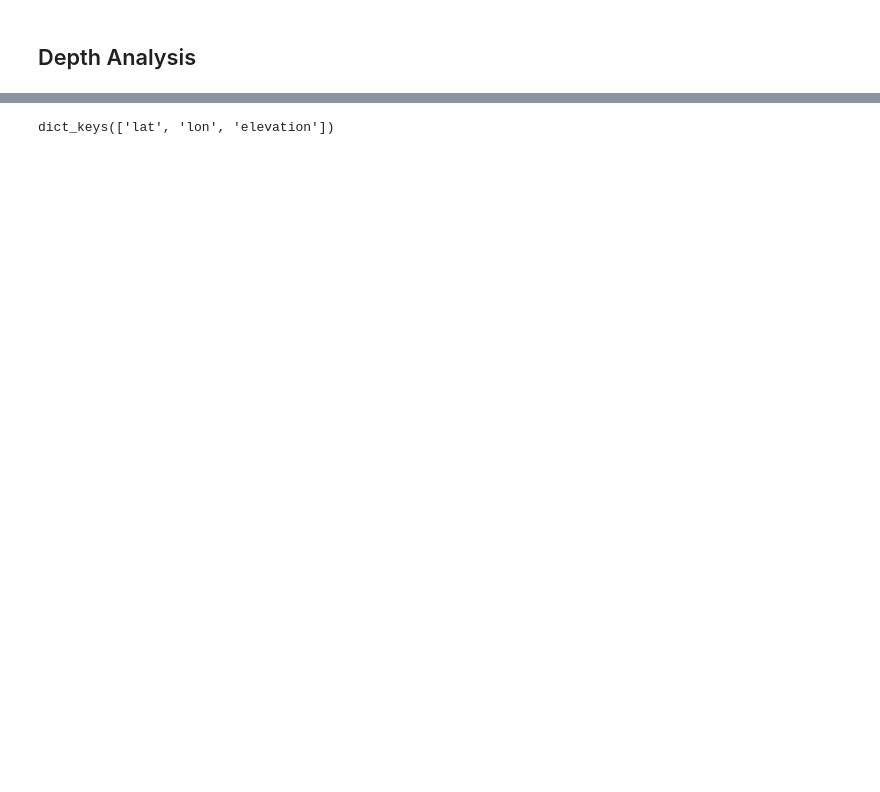
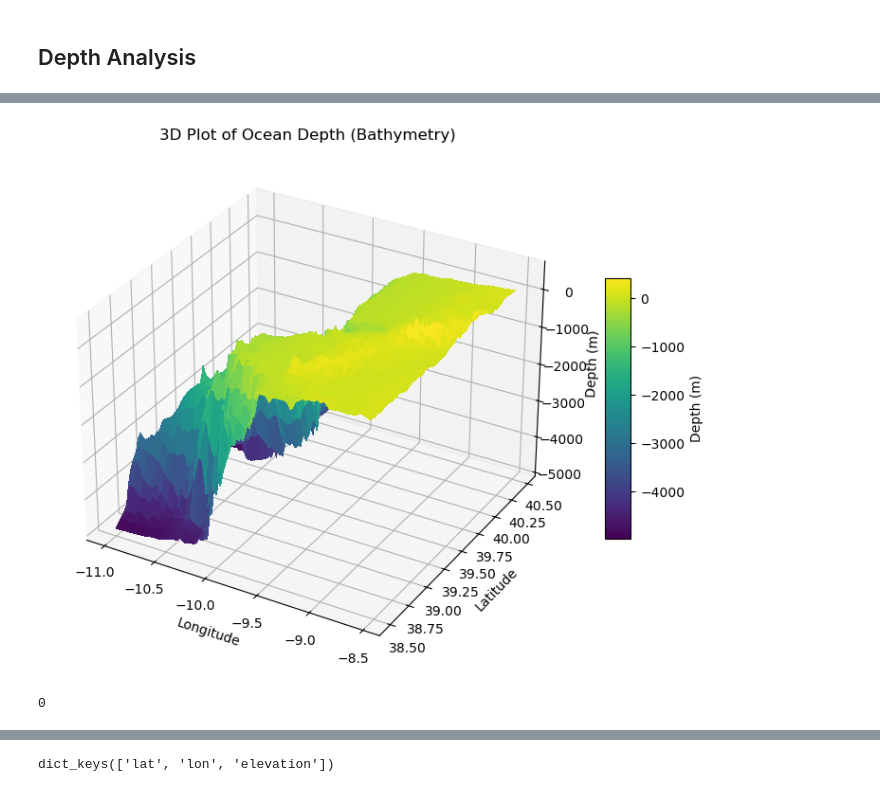
Before and after one commit to oghritik/Wave-Prediction, a Jupyter notebook: EDA.ipynb, the cells around one changed output, grey strips where cells are left out. Drawn from its saved outputs; the diff is of its cells as text; code cells hidden in the pictures; blank space fills up the shorter version.

```diff
--- a/EDA.ipynb
+++ b/EDA.ipynb
@@ -105,0 +180,42 @@ fig.show()
+# %%
+import xarray as xr
+import matplotlib.pyplot as plt
+from mpl_toolkits.mplot3d import Axes3D  # noqa: F401
+import numpy as np
+
+# dAtA\cmems_mod_ibi_wav_my_0.027deg_static_1756186965833.nc
+
+ds = xr.open_dataset("dAtA\cmems_GEBCO_resampled1.nc")
+
+# Extract data
+lat = ds['latitude'].values
+lon = ds['longitude'].values
+depth = ds['deptho'].values  # Assuming shape is [lat, lon] or similar
+
+# Make sure lat/lon are 2D meshgrids
+if lat.ndim == 1 and lon.ndim == 1:
+    lon_grid, lat_grid = np.meshgrid(lon, lat)
+else:
+    lon_grid, lat_grid = lon, lat
+
+# Optional: Mask values (e.g., land = NaN)
+# if 'mask' in ds:
+#     mask = ds['mask'].values
+#     depth = np.where(mask == 1, depth, np.nan)
+
+# Create 3D plot
+fig = plt.figure(figsize=(8, 6))
+ax = fig.add_subplot(111, projection='3d')
+
+surf = ax.plot_surface(lon_grid, lat_grid, -depth, cmap='viridis', linewidth=0, antialiased=False)
+
+ax.set_xlabel('Longitude')
+ax.set_ylabel('Latitude')
+ax.set_zlabel('Depth (m)')
+ax.set_title('3D Plot of Ocean Depth (Bathymetry)')
+
+fig.colorbar(surf, shrink=0.5, aspect=10, label='Depth (m)')
+plt.tight_layout()
+plt.show()
+# %% [output]
+[figure, added]
@@ -105,0 +224,4 @@ fig.show()
+# %%
+ds['deptho'].isnull().sum().item()
+# %% [output]
+0
```
Also changed, not shown: parts of 22 cells of this notebook, 38 other files.
